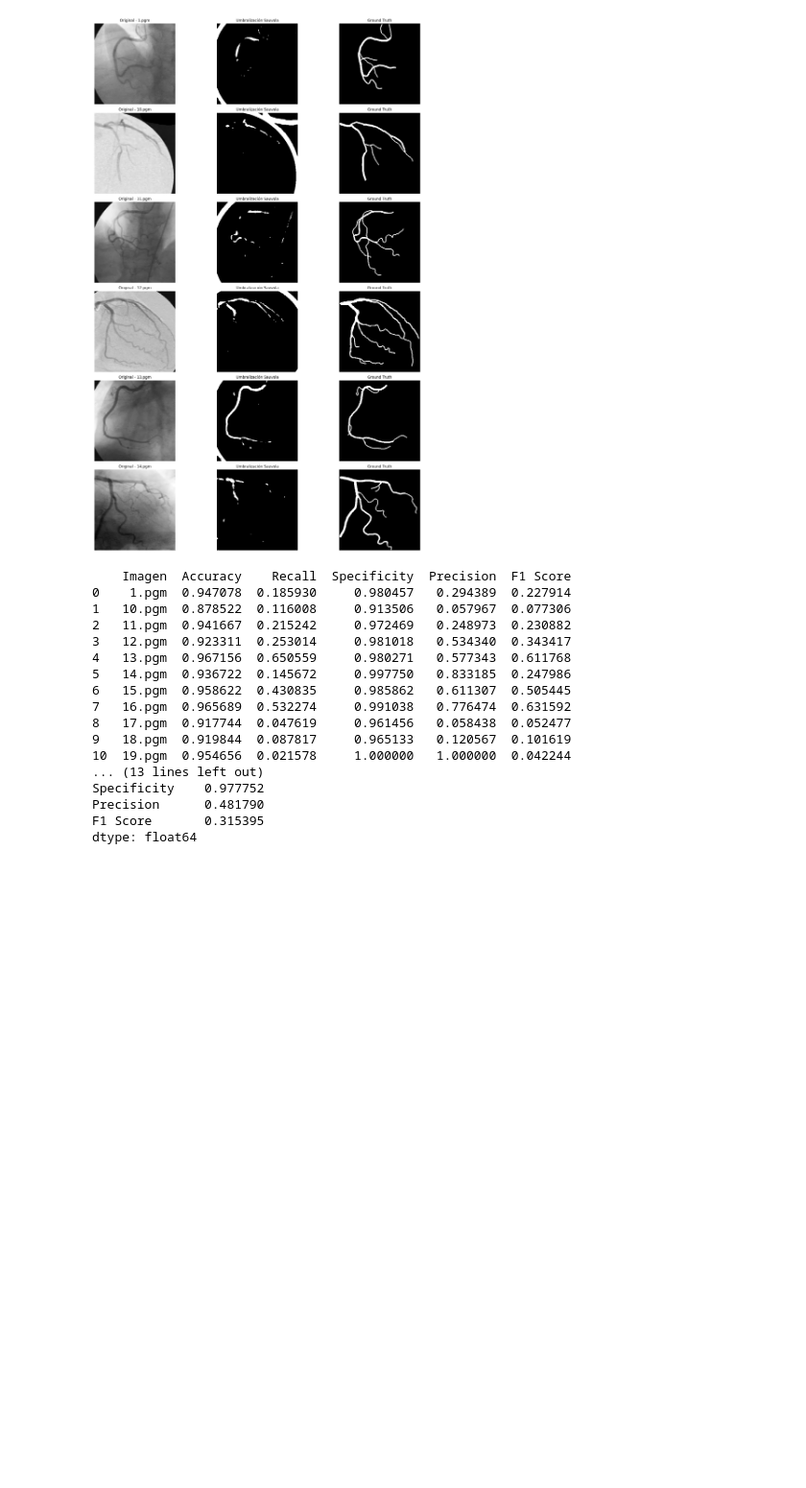
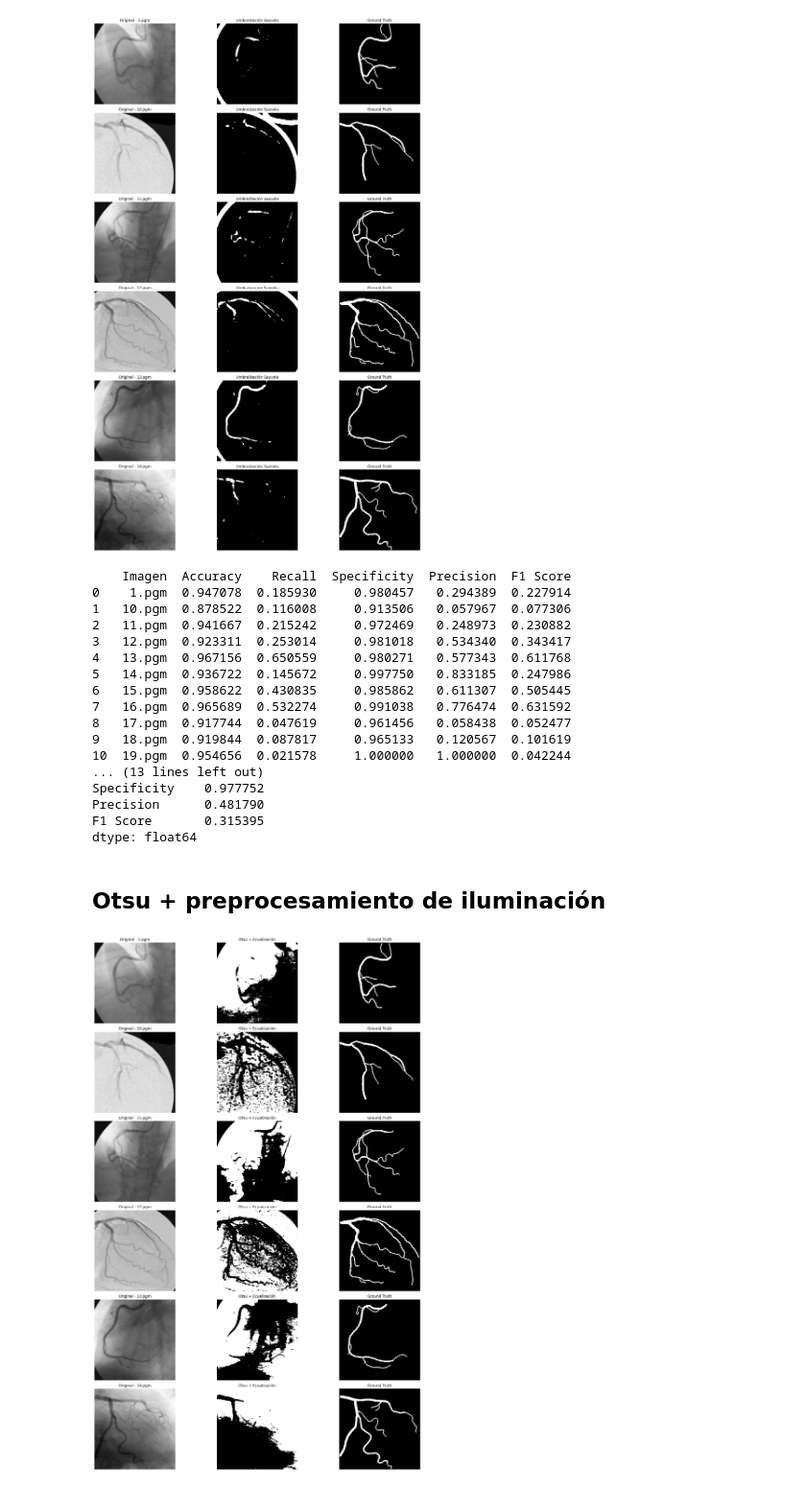
Before and after one commit to angelcast2002/CV-Proyecto1, a Jupyter notebook: parte1.ipynb, the cells around one changed output. Shown at 96% size. Drawn from its saved outputs; the diff is of its cells as text; code cells hidden in the pictures; blank space fills up the shorter version.

Commit message:
Otsu + Ecualizacion

```diff
--- a/parte1.ipynb
+++ b/parte1.ipynb
@@ -217,3 +217,5 @@ Specificity    0.977752
 Precision      0.481790
 F1 Score       0.315395
 dtype: float64
+# %% [markdown]
+## Otsu + preprocesamiento de iluminación
@@ -219,0 +252,26 @@ dtype: float64
+# %%
+num_display = min(6, len(resultadosVisualesOtsu))
+plt.figure(figsize=(18, 4 * num_display))
+
+for i in range(num_display):
+    filename, orig, binarized, gt = resultadosVisualesOtsu[i]
+
+    plt.subplot(num_display, 3, 3*i + 1)
+    plt.imshow(orig, cmap='gray')
+    plt.title(f"Original - {filename}")
+    plt.axis('off')
+
+    plt.subplot(num_display, 3, 3*i + 2)
+    plt.imshow(binarized, cmap='gray')
+    plt.title("Otsu + Ecualización")
+    plt.axis('off')
+
+    plt.subplot(num_display, 3, 3*i + 3)
+    plt.imshow(gt, cmap='gray')
+    plt.title("Ground Truth")
+    plt.axis('off')
+
+plt.tight_layout()
+plt.show()
+# %% [output]
+[figure, added]
```
Also changed, not shown: parts of 4 cells of this notebook.
